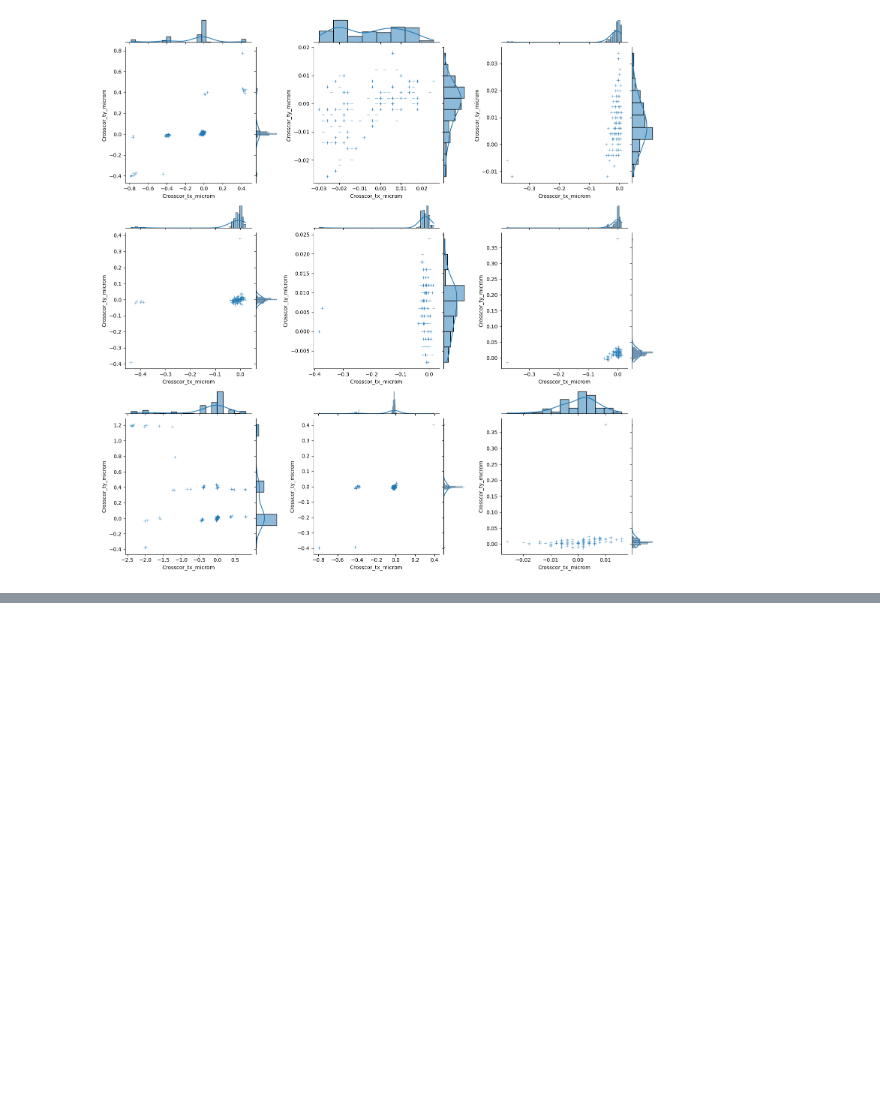
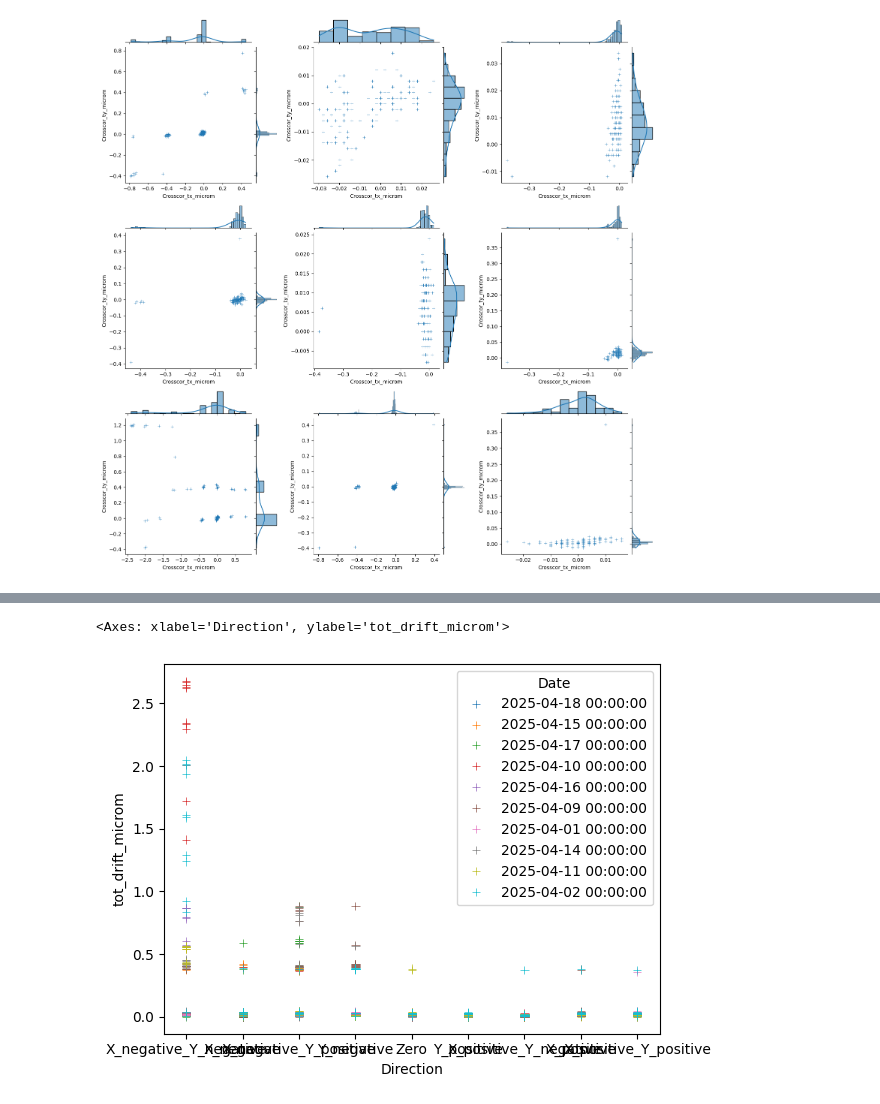
Before and after one commit to Open-2-Photon-Microscope/OF-larger-delta-stage, a Jupyter notebook: code/S5_Notebook.ipynb, the cells around one changed output, grey strips where cells are left out. Saved outputs shown, nothing was run; the diff lists cells and outputs as text; code cells hidden in the pictures; blank space fills up the shorter version.

```diff
--- a/code/S5_Notebook.ipynb
+++ b/code/S5_Notebook.ipynb
@@ -261,0 +268,5 @@ sns.jointplot(data=all_data,x='Time_in_min',y='tot_drift_microm',marker='+',drop
+# %%
+sns.scatterplot(data=all_data,x='Direction',y='tot_drift_microm',marker='+',hue='Date')
+# %% [output]
+<Axes: xlabel='Direction', ylabel='tot_drift_microm'>
+[figure, added]
```
Also changed, not shown: parts of 5 cells of this notebook, 2 other files.
